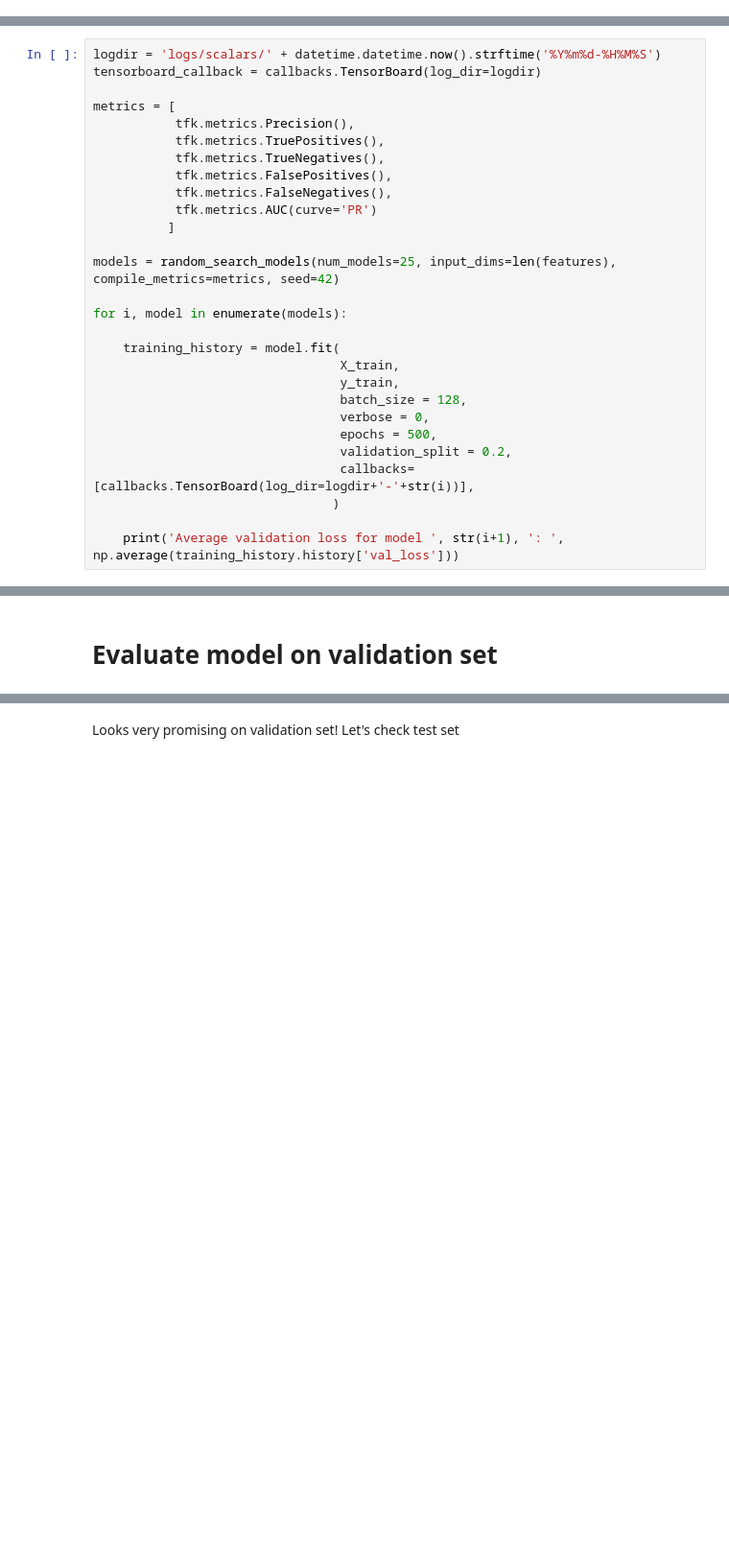
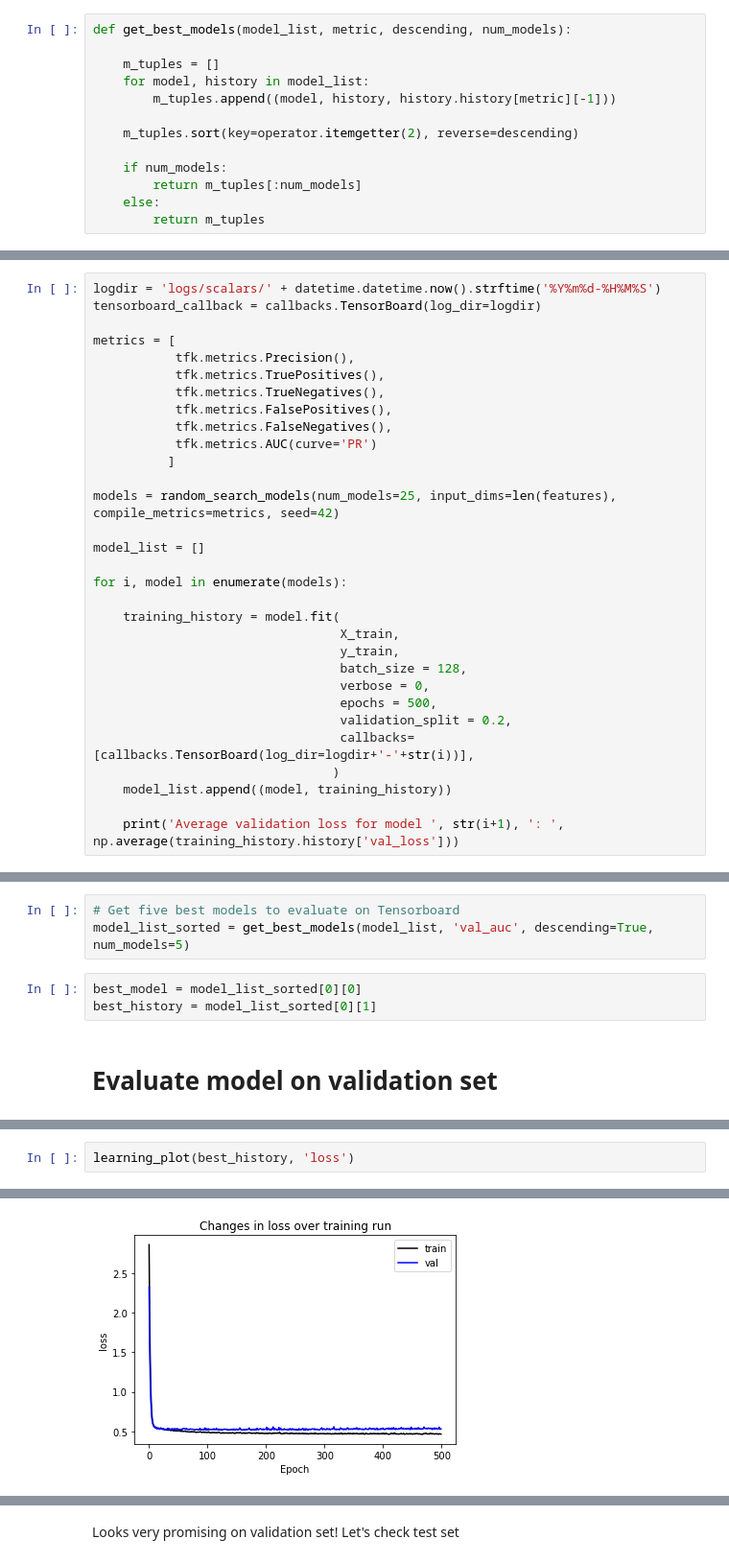
Before and after one commit to LingeJohnsen/Playlist-curator, a Jupyter notebook: Jazzy_training_notebook.ipynb, the cells around one changed output, grey strips where cells are left out. Shown at 96% size. Drawn from its saved outputs; the diff is of its cells as text; blank space fills up the shorter version.

Commit message:
Finished v1.1 of model. Increased AUC by ~0.01 through random search

```diff
--- a/Jazzy_training_notebook.ipynb
+++ b/Jazzy_training_notebook.ipynb
@@ -127,6 +124,19 @@ def build_model(num_hidden_layers, input_dims, compile_metrics):
     model.compile(optimizer = Adam(learning_rate), loss='binary_crossentropy', metrics=[compile_metrics])
 
     return model
+# %%
+def get_best_models(model_list, metric, descending, num_models):
+
+    m_tuples = []
+    for model, history in model_list:
+        m_tuples.append((model, history, history.history[metric][-1]))
+
+    m_tuples.sort(key=operator.itemgetter(2), reverse=descending)
+
+    if num_models:
+        return m_tuples[:num_models]
+    else:
+        return m_tuples
 # %% [markdown]
 ### Load and prepare data
 # %%
@@ -216,6 +226,8 @@ metrics = [
 
 models = random_search_models(num_models=25, input_dims=len(features), compile_metrics=metrics, seed=42)
 
+model_list = []
+
 for i, model in enumerate(models):
 
     training_history = model.fit(
@@ -227,6 +239,7 @@ for i, model in enumerate(models):
                                  validation_split = 0.2,
                                  callbacks=[callbacks.TensorBoard(log_dir=logdir+'-'+str(i))],
                                 )
+    model_list.append((model, training_history))
 
     print('Average validation loss for model ', str(i+1), ': ', np.average(training_history.history['val_loss']))
 # %% [output]
@@ -285,2 +268,8 @@ Reusing TensorBoard on port 6006 (pid 252), started 0:15:12 ago. (Use '!kill 252
+# %%
+# Get five best models to evaluate on Tensorboard
+model_list_sorted = get_best_models(model_list, 'val_auc', descending=True, num_models=5)
+# %%
+best_model = model_list_sorted[0][0]
+best_history = model_list_sorted[0][1]
 # %% [markdown]
 # Evaluate model on validation set
@@ -296,0 +276,3 @@ Reusing TensorBoard on port 6006 (pid 252), started 0:15:12 ago. (Use '!kill 252
+# %%
+learning_plot(best_history, 'loss')
+# %% [output]
@@ -296,0 +280 @@ Reusing TensorBoard on port 6006 (pid 252), started 0:15:12 ago. (Use '!kill 252
+[figure, added]
```
Also changed, not shown: parts of 30 cells of this notebook, 5 other files.
